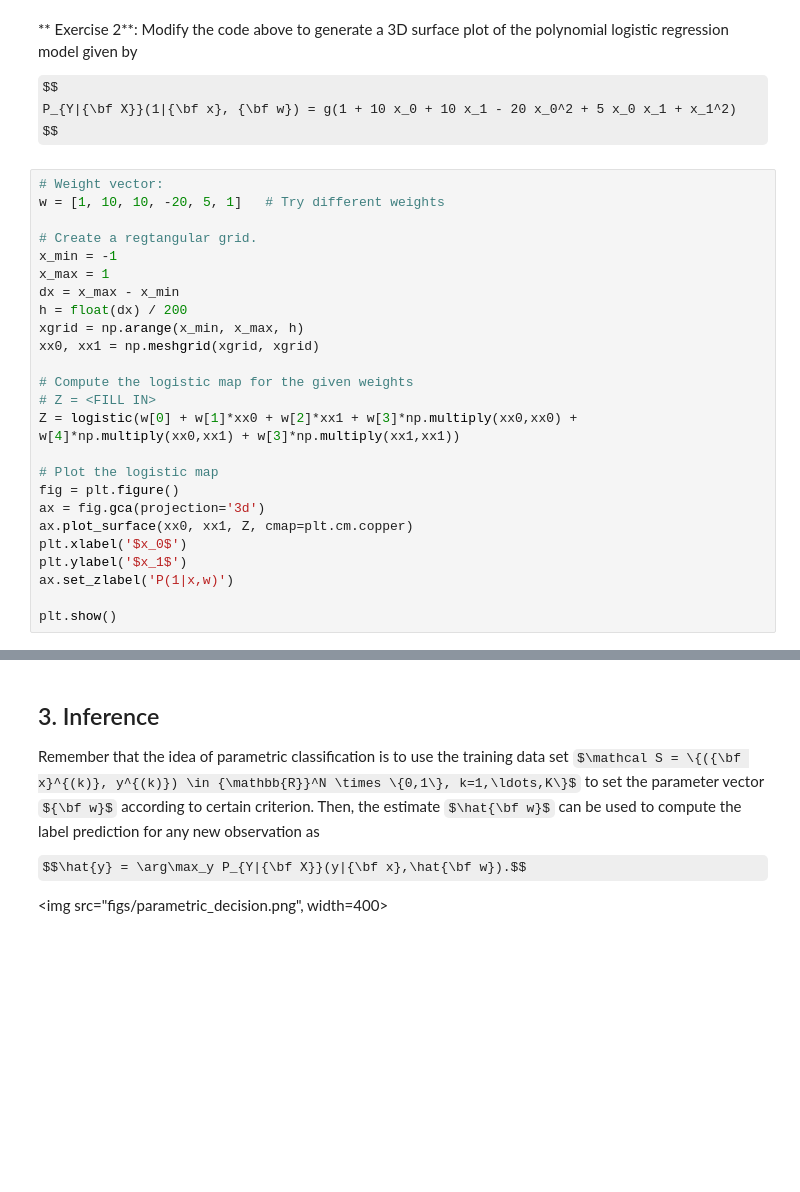
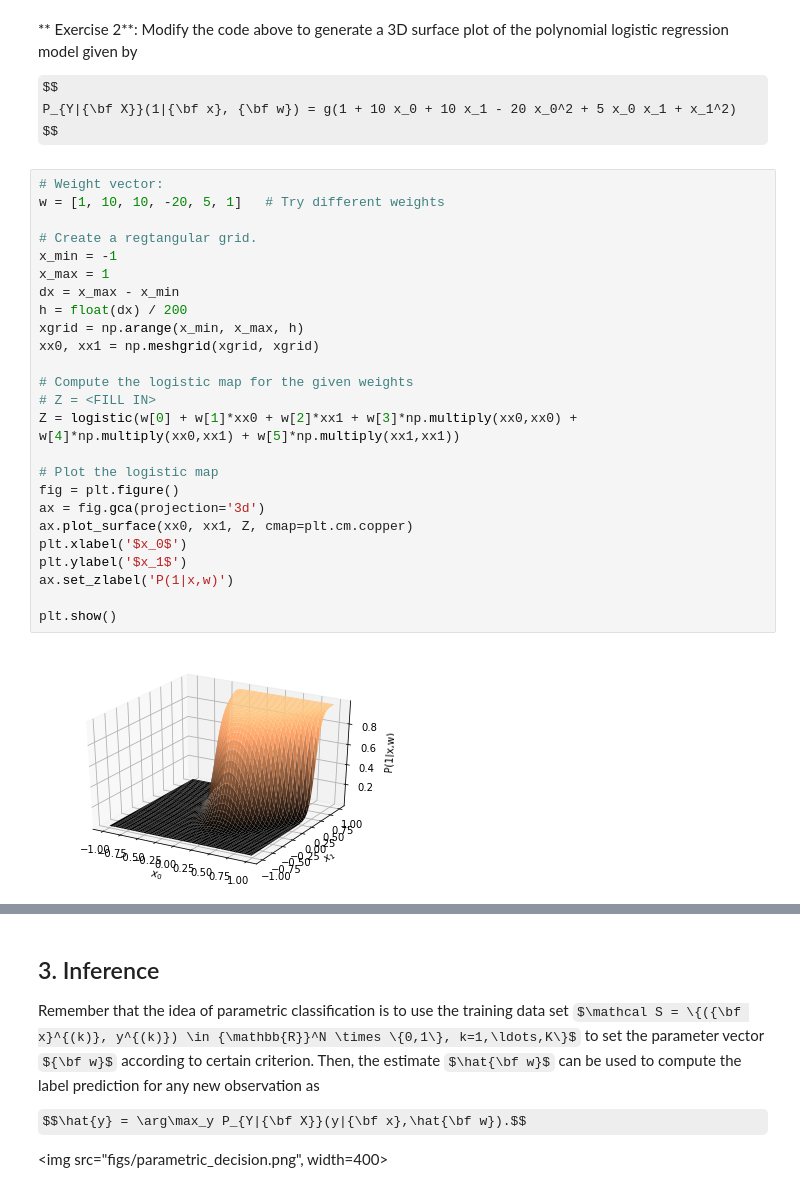
Before and after one commit to ML4DS/ML4all, a Jupyter notebook: C3.Classification_LogReg/RegresionLogistica_professor.ipynb, the cells around one changed output, grey strips where cells are left out. Drawn from its saved outputs; the diff is of its cells as text; some formulas as TeX source; blank space fills up the shorter version.

Commit message:
Minor changes in Logistic regression nb

```diff
--- a/C3.Classification_LogReg/RegresionLogistica_professor.ipynb
+++ b/C3.Classification_LogReg/RegresionLogistica_professor.ipynb
@@ -212,28 +219,30 @@ $$
 # %%
 # Weight vector:
 w = [1, 10, 10, -20, 5, 1]   # Try different weights
 
 # Create a regtangular grid.
 x_min = -1
 x_max = 1
 dx = x_max - x_min
 h = float(dx) / 200
 xgrid = np.arange(x_min, x_max, h)
 xx0, xx1 = np.meshgrid(xgrid, xgrid)
 
 # Compute the logistic map for the given weights
 # Z = <FILL IN>
-Z = logistic(w[0] + w[1]*xx0 + w[2]*xx1 + w[3]*np.multiply(xx0,xx0) + w[4]*np.multiply(xx0,xx1) + w[3]*np.multiply(xx1,xx1))
+Z = logistic(w[0] + w[1]*xx0 + w[2]*xx1 + w[3]*np.multiply(xx0,xx0) + w[4]*np.multiply(xx0,xx1) + w[5]*np.multiply(xx1,xx1))
 
 # Plot the logistic map
 fig = plt.figure()
 ax = fig.gca(projection='3d')
 ax.plot_surface(xx0, xx1, Z, cmap=plt.cm.copper)
 plt.xlabel('$x_0$')
 plt.ylabel('$x_1$')
 ax.set_zlabel('P(1|x,w)')
 
 plt.show()
+# %% [output]
+[figure, added]
 # %%
 CS = plt.contourf(xx0, xx1, Z)
 CS2 = plt.contour(CS, levels=[0.5],
```
Also changed, not shown: parts of 12 cells of this notebook.
